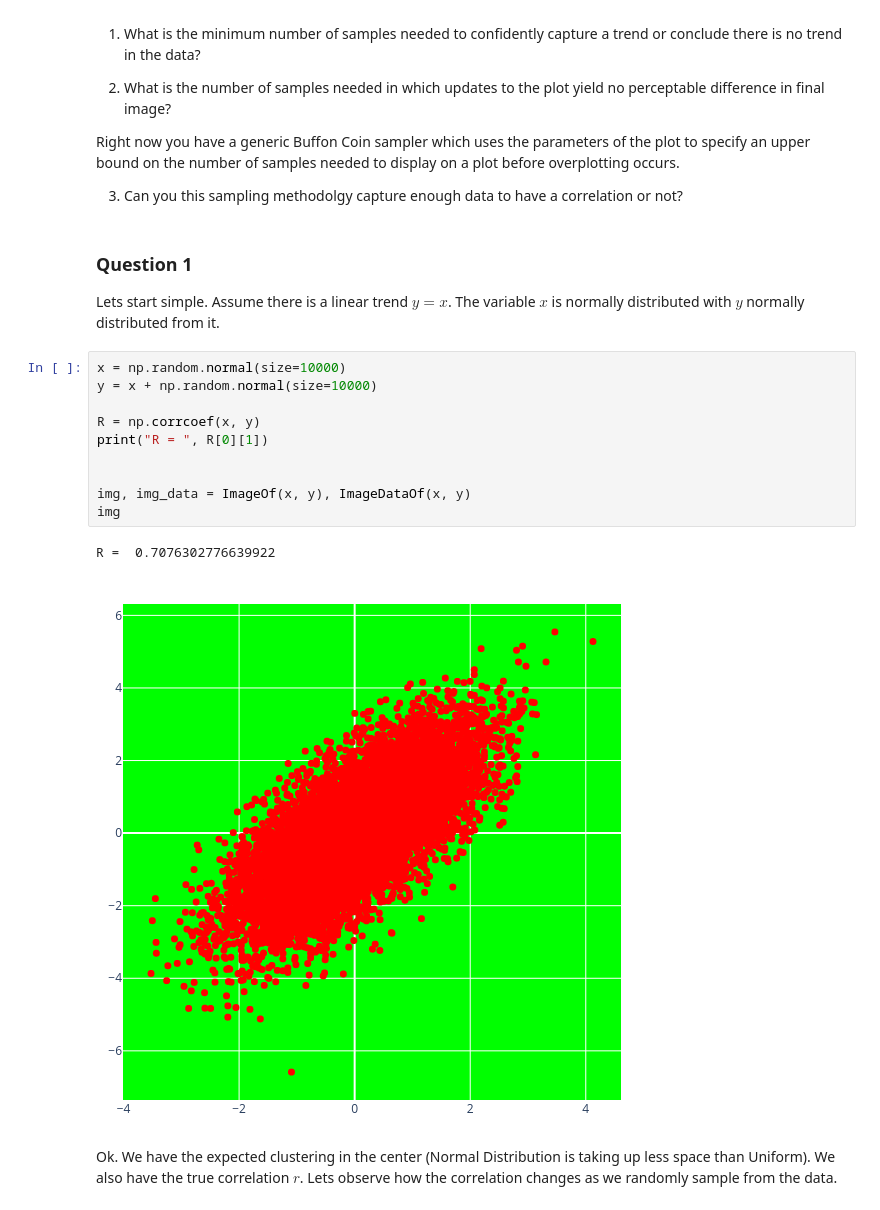
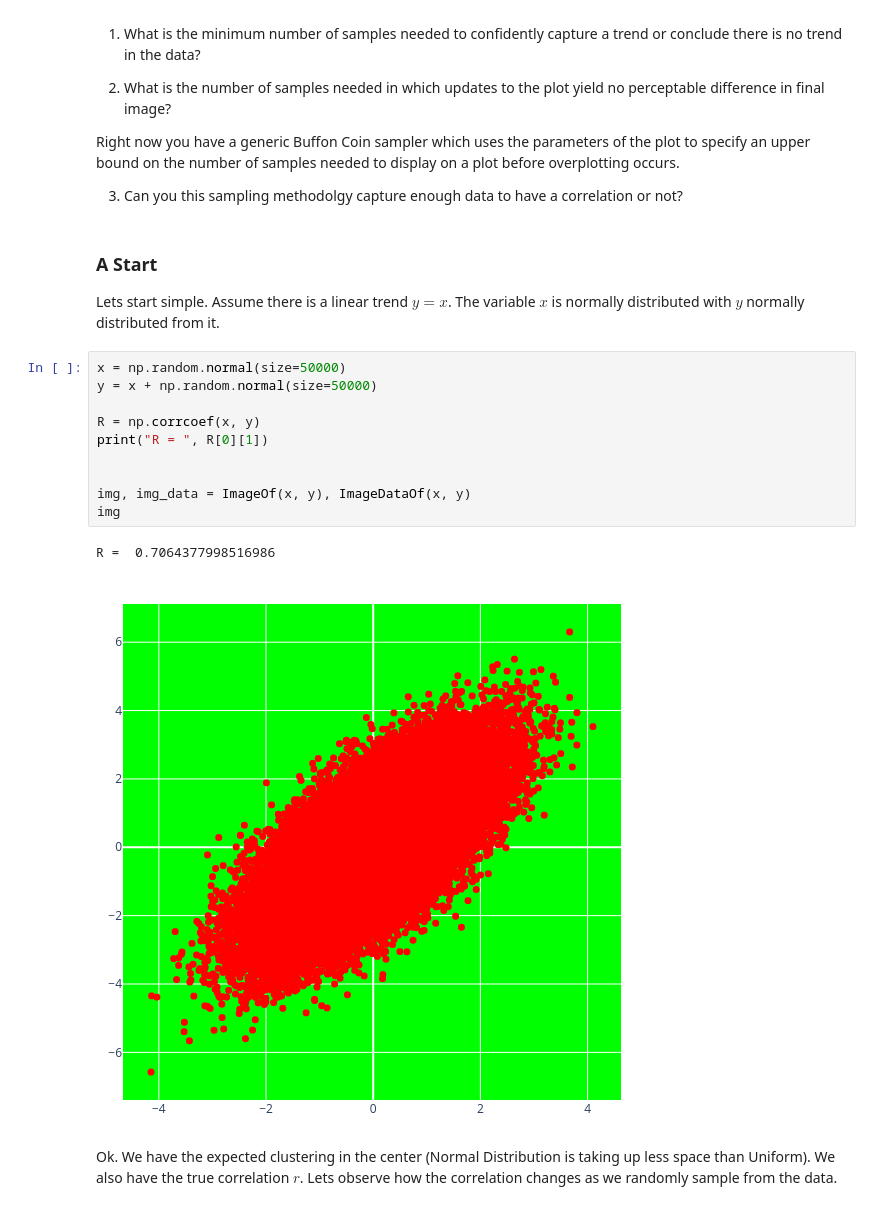
Before and after one commit to EricMartin827/QuickScatter, a Jupyter notebook: R-Space.ipynb, the cells around one changed output. Cells and saved outputs as stored; diff of their text form.

```diff
--- a/R-Space.ipynb
+++ b/R-Space.ipynb
@@ -164,22 +166,22 @@ Right now you have a generic Buffon Coin sampler which uses the parameters of th
 
 3) Can you this sampling methodolgy capture enough data to have a correlation or not?
 # %% [markdown]
-### Question 1
+### A Start
 
 Lets start simple. Assume there is a linear trend $y=x$. The variable $x$ is normally distributed with $y$ normally distributed from it.
 # %%
-x = np.random.normal(size=10000)
-y = x + np.random.normal(size=10000)
+x = np.random.normal(size=50000)
+y = x + np.random.normal(size=50000)
 
 R = np.corrcoef(x, y)
 print("R = ", R[0][1])
 
 
 img, img_data = ImageOf(x, y), ImageDataOf(x, y)
 img
 # %% [output]
-R =  0.7076302776639922
+R =  0.7064377998516986
-[figure, old version]
+[figure, new version]
 # %% [markdown]
 Ok. We have the expected clustering in the center (Normal Distribution is taking up less space than Uniform). We also have the true correlation $r$. Lets observe how the correlation changes as we randomly sample from the data.
 # %%
```
Also changed, not shown: parts of 33 cells of this notebook.
